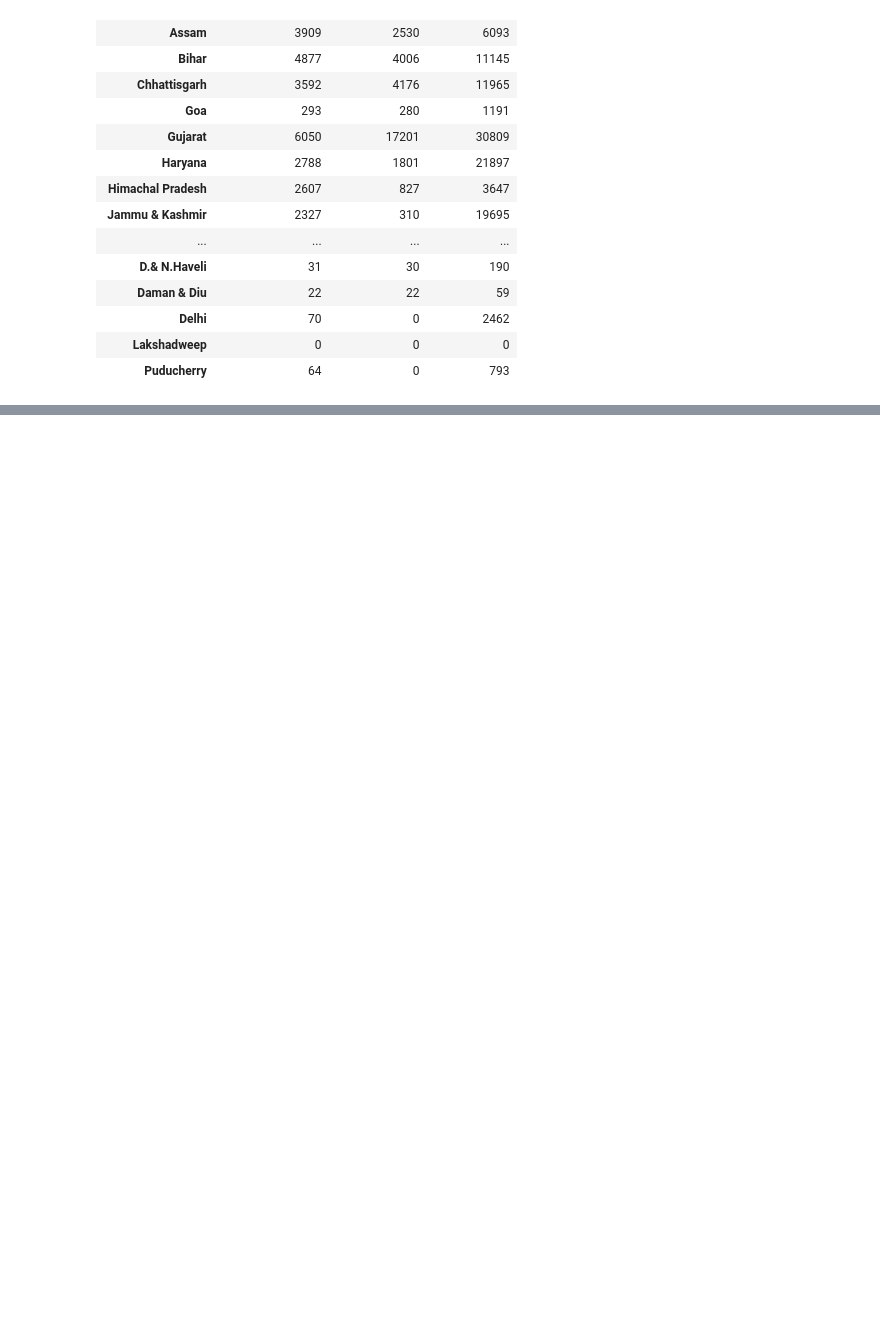
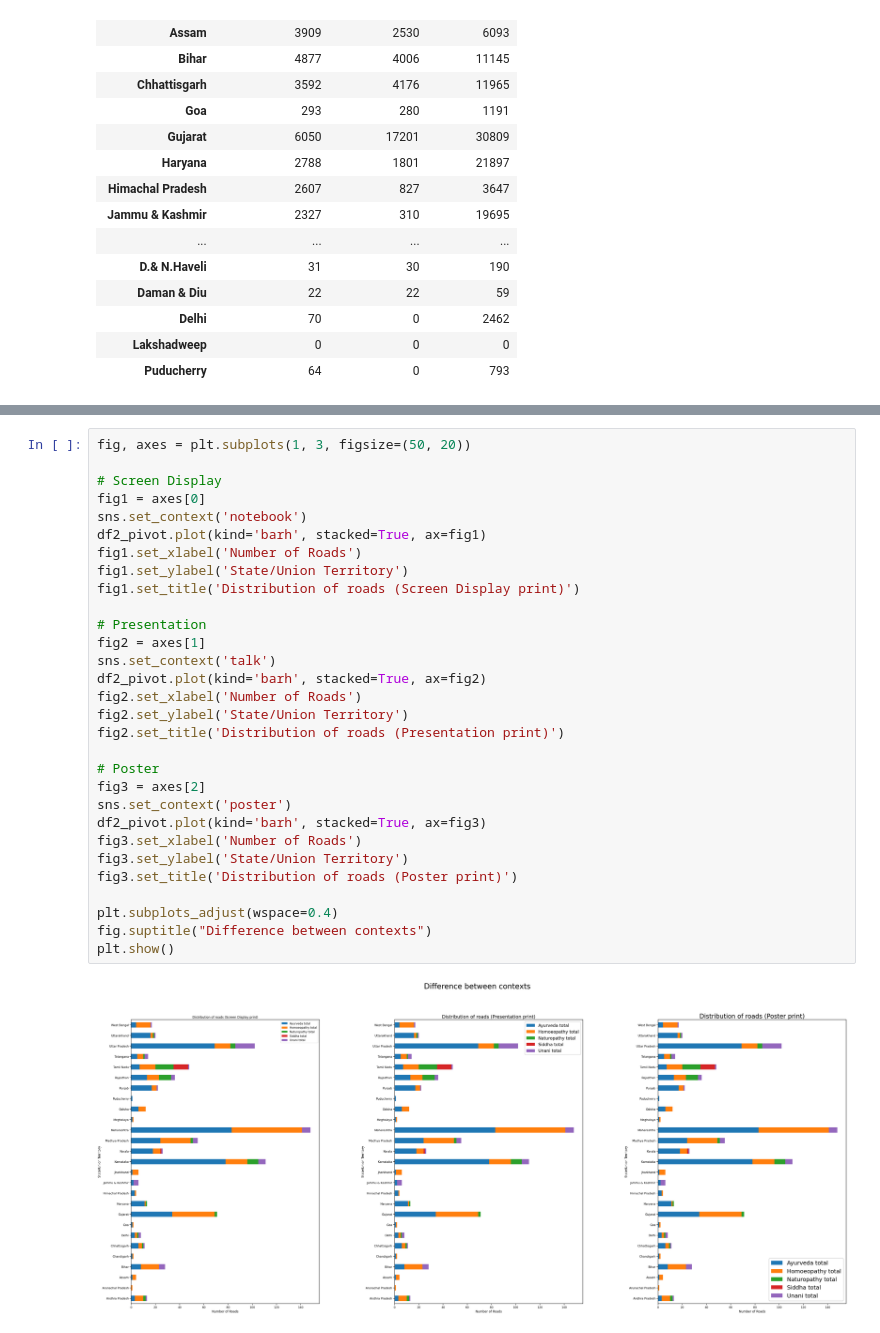
Before and after one commit to CyanTarantula/DV-Lab-4, a Jupyter notebook: B20AI050_DV_Lab4.ipynb, the cells around one changed output, grey strips where cells are left out. Drawn from its saved outputs; the diff is of its cells as text; blank space fills up the shorter version.

```diff
--- a/B20AI050_DV_Lab4.ipynb
+++ b/B20AI050_DV_Lab4.ipynb
@@ -255,0 +267,32 @@ df3_pivot
+# %%
+fig, axes = plt.subplots(1, 3, figsize=(50, 20))
+
+# Screen Display
+fig1 = axes[0]
+sns.set_context('notebook')
+df2_pivot.plot(kind='barh', stacked=True, ax=fig1)
+fig1.set_xlabel('Number of Roads')
+fig1.set_ylabel('State/Union Territory')
+fig1.set_title('Distribution of roads (Screen Display print)')
+
+# Presentation
+fig2 = axes[1]
+sns.set_context('talk')
+df2_pivot.plot(kind='barh', stacked=True, ax=fig2)
+fig2.set_xlabel('Number of Roads')
+fig2.set_ylabel('State/Union Territory')
+fig2.set_title('Distribution of roads (Presentation print)')
+
+# Poster
+fig3 = axes[2]
+sns.set_context('poster')
+df2_pivot.plot(kind='barh', stacked=True, ax=fig3)
+fig3.set_xlabel('Number of Roads')
+fig3.set_ylabel('State/Union Territory')
+fig3.set_title('Distribution of roads (Poster print)')
+
+plt.subplots_adjust(wspace=0.4)
+fig.suptitle("Difference between contexts")
+plt.show()
+# %% [output]
+[figure, added]
```
Also changed, not shown: parts of 7 cells of this notebook.
